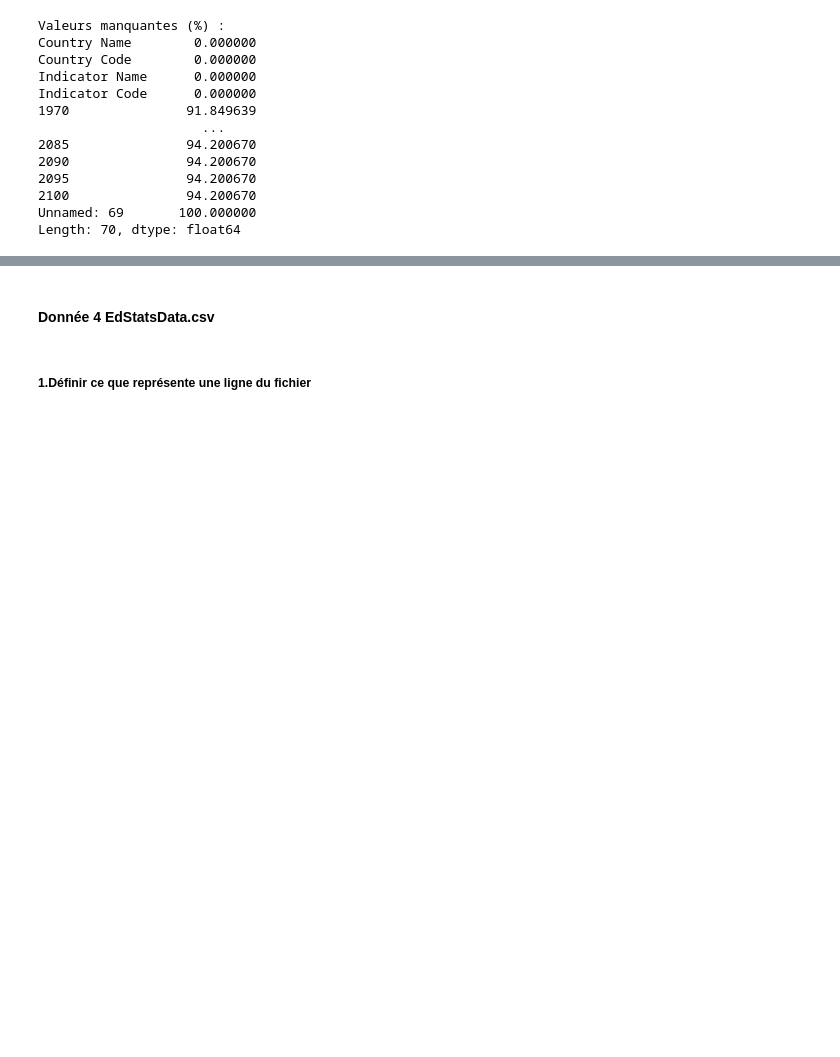
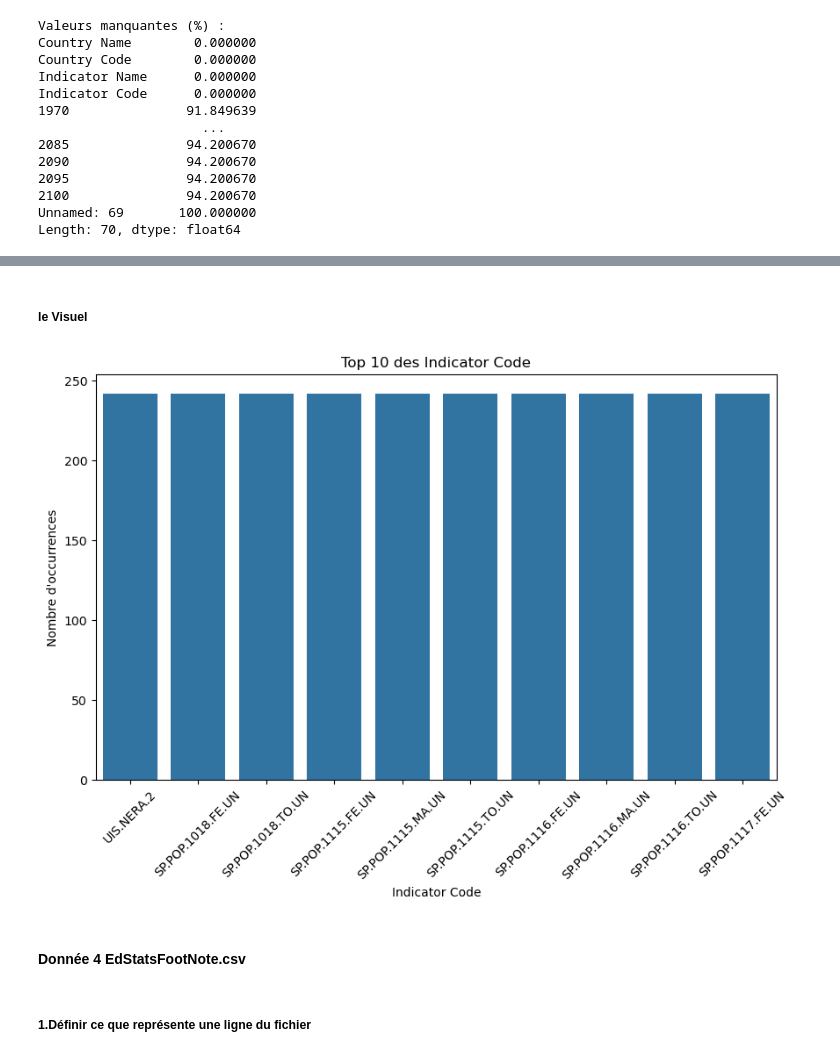
Before and after one commit to Noel974/Analysez-des-donn-es-de-syst-mes-ducatifs, a Jupyter notebook: Analysez des données de systèmes éducatifs.ipynb, the cells around one changed output, grey strips where cells are left out. Saved outputs shown, nothing was run; the diff lists cells and outputs as text; code cells hidden in the pictures; blank space fills up the shorter version.

```diff
--- a/Analysez des données de systèmes éducatifs.ipynb
+++ b/Analysez des données de systèmes éducatifs.ipynb
@@ -451,4 +720,22 @@ Length: 70, dtype: float64
+# %% [markdown]
+##### le Visuel
+# %%
+import seaborn as sns
+import matplotlib.pyplot as plt
+
+# Top 10 des Indicator Code
+top_series = df['Indicator Code'].value_counts().head(10)
+
+plt.figure(figsize=(10,6))
+sns.barplot(x=top_series.index, y=top_series.values)
+plt.title("Top 10 des Indicator Code")
+plt.xticks(rotation=45)
+plt.ylabel("Nombre d'occurrences")
+plt.xlabel("Indicator Code")
+plt.show()
+# %% [output]
+[figure, added]
 # %% [markdown]
-#### Donnée 4 EdStatsData.csv
+#### Donnée 4 EdStatsFootNote.csv
 # %% [markdown]
 ##### 1.Définir ce que représente une ligne du fichier
```
Also changed, not shown: parts of 64 cells of this notebook, 1 other file.
